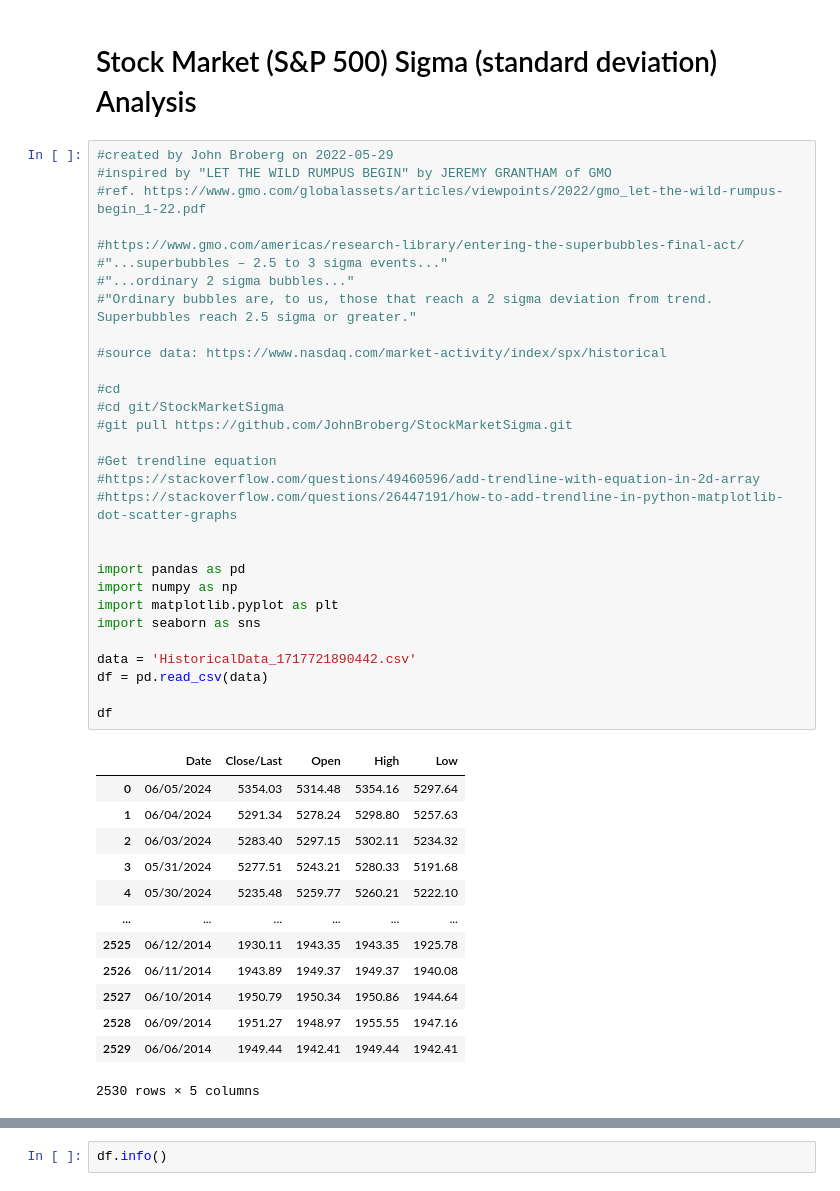
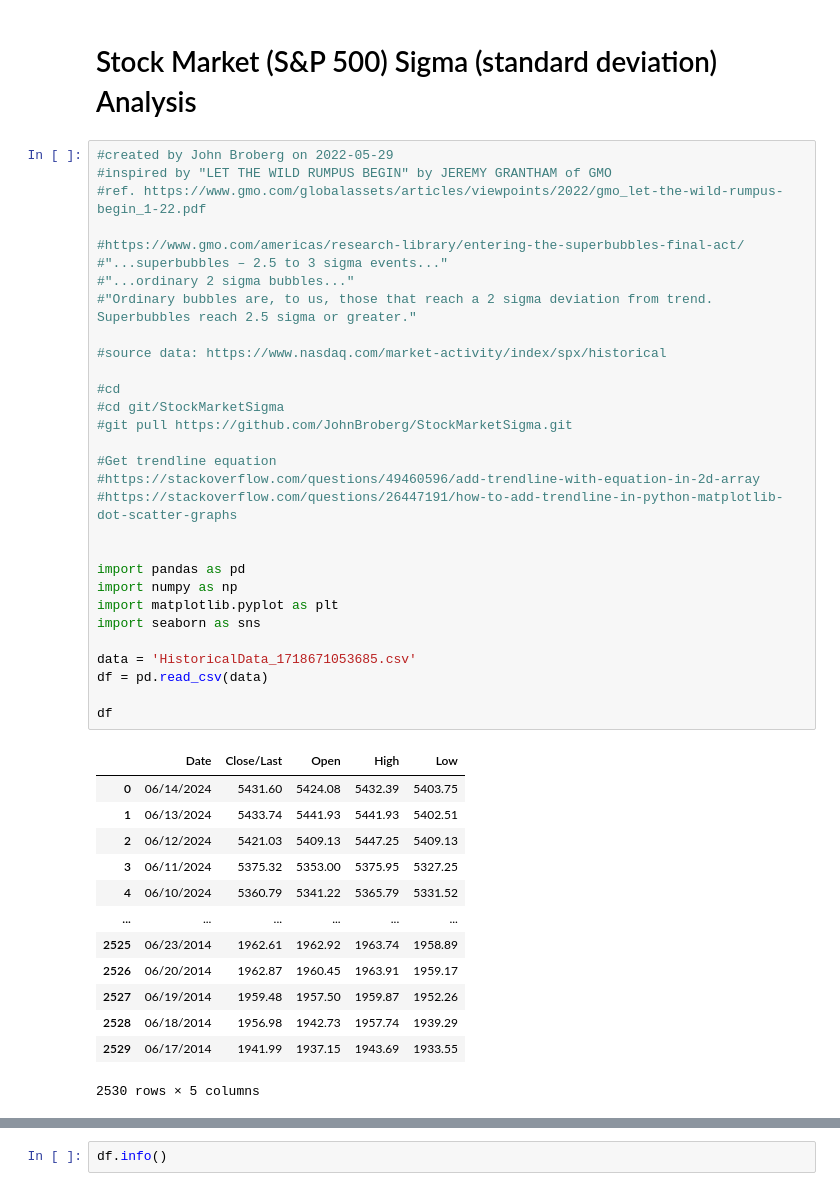
Before and after one commit to JohnBroberg/StockMarketSigma, a Jupyter notebook: StockMarketSigma.ipynb, the cells around one changed output, grey strips where cells are left out. Drawn from its saved outputs; the diff is of its cells as text.

```diff
--- a/StockMarketSigma.ipynb
+++ b/StockMarketSigma.ipynb
@@ -4,45 +4,45 @@
 #created by John Broberg on 2022-05-29
 #inspired by "LET THE WILD RUMPUS BEGIN" by JEREMY GRANTHAM of GMO
 #ref. https://www.gmo.com/globalassets/articles/viewpoints/2022/gmo_let-the-wild-rumpus-begin_1-22.pdf
 
 #https://www.gmo.com/americas/research-library/entering-the-superbubbles-final-act/
 #"...superbubbles – 2.5 to 3 sigma events..."
 #"...ordinary 2 sigma bubbles..."
 #"Ordinary bubbles are, to us, those that reach a 2 sigma deviation from trend. Superbubbles reach 2.5 sigma or greater."
 
 #source data: https://www.nasdaq.com/market-activity/index/spx/historical
 
 #cd
 #cd git/StockMarketSigma
 #git pull https://github.com/JohnBroberg/StockMarketSigma.git
 
 #Get trendline equation
 #https://stackoverflow.com/questions/49460596/add-trendline-with-equation-in-2d-array
 #https://stackoverflow.com/questions/26447191/how-to-add-trendline-in-python-matplotlib-dot-scatter-graphs
 
 
 import pandas as pd
 import numpy as np
 import matplotlib.pyplot as plt
 import seaborn as sns
 
-data = 'HistoricalData_1717721890442.csv'
+data = 'HistoricalData_1718671053685.csv'
 df = pd.read_csv(data)
 
 df
 # %% [output]
 |  | Date | Close/Last | Open | High | Low |
-| 0 | 06/05/2024 | 5354.03 | 5314.48 | 5354.16 | 5297.64 |
-| 1 | 06/04/2024 | 5291.34 | 5278.24 | 5298.80 | 5257.63 |
-| 2 | 06/03/2024 | 5283.40 | 5297.15 | 5302.11 | 5234.32 |
-| 3 | 05/31/2024 | 5277.51 | 5243.21 | 5280.33 | 5191.68 |
-| 4 | 05/30/2024 | 5235.48 | 5259.77 | 5260.21 | 5222.10 |
+| 0 | 06/14/2024 | 5431.60 | 5424.08 | 5432.39 | 5403.75 |
+| 1 | 06/13/2024 | 5433.74 | 5441.93 | 5441.93 | 5402.51 |
+| 2 | 06/12/2024 | 5421.03 | 5409.13 | 5447.25 | 5409.13 |
+| 3 | 06/11/2024 | 5375.32 | 5353.00 | 5375.95 | 5327.25 |
+| 4 | 06/10/2024 | 5360.79 | 5341.22 | 5365.79 | 5331.52 |
 | ... | ... | ... | ... | ... | ... |
-| 2525 | 06/12/2014 | 1930.11 | 1943.35 | 1943.35 | 1925.78 |
-| 2526 | 06/11/2014 | 1943.89 | 1949.37 | 1949.37 | 1940.08 |
-| 2527 | 06/10/2014 | 1950.79 | 1950.34 | 1950.86 | 1944.64 |
-| 2528 | 06/09/2014 | 1951.27 | 1948.97 | 1955.55 | 1947.16 |
-| 2529 | 06/06/2014 | 1949.44 | 1942.41 | 1949.44 | 1942.41 |
+| 2525 | 06/23/2014 | 1962.61 | 1962.92 | 1963.74 | 1958.89 |
+| 2526 | 06/20/2014 | 1962.87 | 1960.45 | 1963.91 | 1959.17 |
+| 2527 | 06/19/2014 | 1959.48 | 1957.50 | 1959.87 | 1952.26 |
+| 2528 | 06/18/2014 | 1956.98 | 1942.73 | 1957.74 | 1939.29 |
+| 2529 | 06/17/2014 | 1941.99 | 1937.15 | 1943.69 | 1933.55 |
 2530 rows × 5 columns
 # %%
 df.describe()
```
Also changed, not shown: parts of 12 cells of this notebook, 2 other files.
